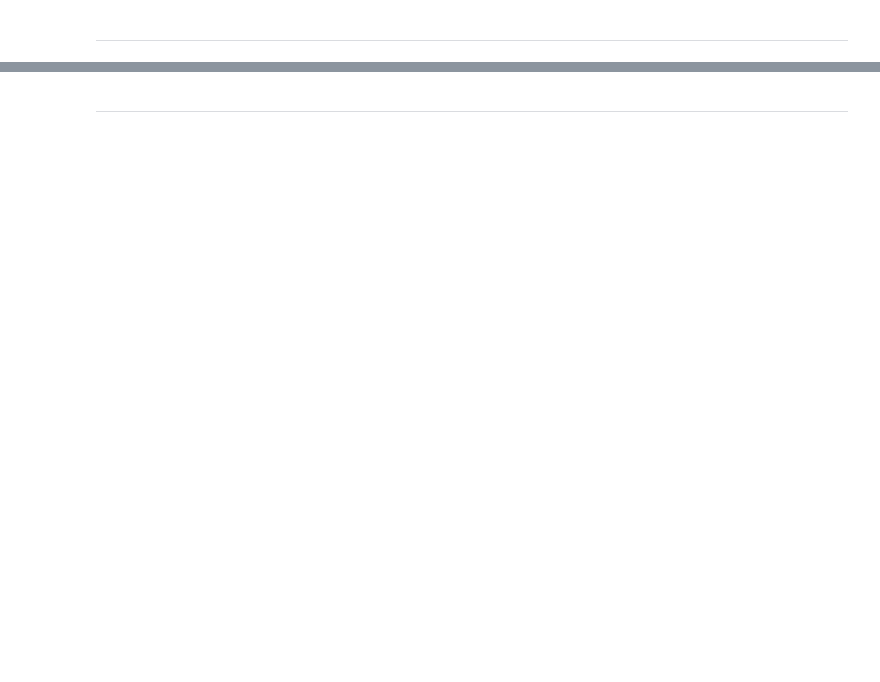
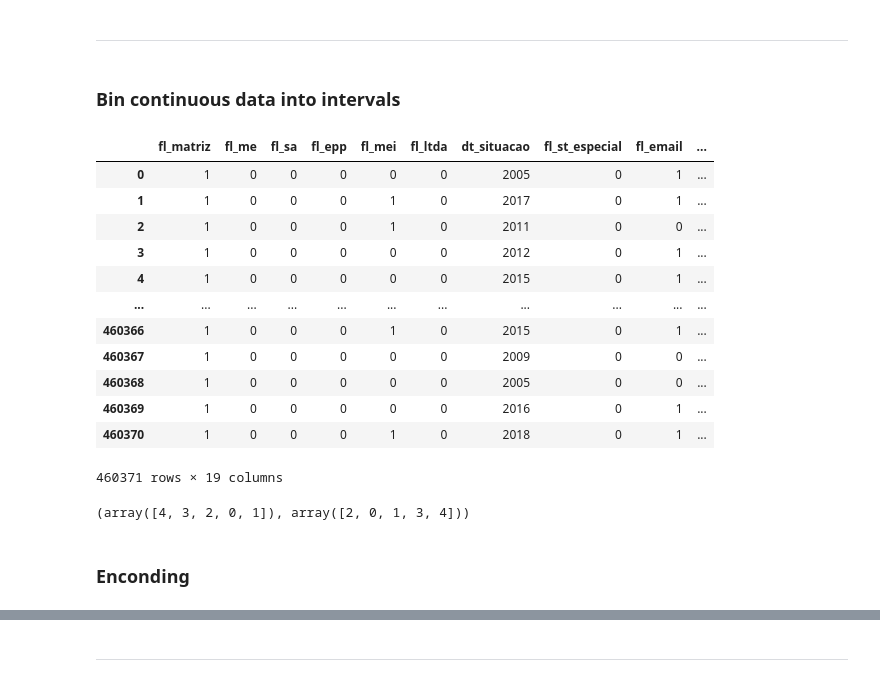
Before and after one commit to LucasDatilioCarderelli/Codenation, a Jupyter notebook: Projeto_Final/PrjF_Modeling.ipynb, the cells around one changed output, grey strips where cells are left out. Cells and saved outputs as stored; diff of their text form; code cells hidden in the pictures; blank space fills up the shorter version.

```diff
--- a/Projeto_Final/PrjF_Modeling.ipynb
+++ b/Projeto_Final/PrjF_Modeling.ipynb
@@ -48,3 +86,21 @@ except: print("droped")
 ---
 # %%
 X = mkt.copy()
+# %% [markdown]
+### Bin continuous data into intervals
+# %%
+X.select_dtypes(include="number")
+# %% [output]
+|  | fl_matriz | fl_me | fl_sa | fl_epp | fl_mei | fl_ltda | dt_situacao | fl_st_especial | fl_email | ... |
+| 0 | 1 | 0 | 0 | 0 | 0 | 0 | 2005 | 0 | 1 | ... |
+| 1 | 1 | 0 | 0 | 0 | 1 | 0 | 2017 | 0 | 1 | ... |
+| 2 | 1 | 0 | 0 | 0 | 1 | 0 | 2011 | 0 | 0 | ... |
+| 3 | 1 | 0 | 0 | 0 | 0 | 0 | 2012 | 0 | 1 | ... |
+| 4 | 1 | 0 | 0 | 0 | 0 | 0 | 2015 | 0 | 1 | ... |
+| ... | ... | ... | ... | ... | ... | ... | ... | ... | ... | ... |
+| 460366 | 1 | 0 | 0 | 0 | 1 | 0 | 2015 | 0 | 1 | ... |
+| 460367 | 1 | 0 | 0 | 0 | 0 | 0 | 2009 | 0 | 0 | ... |
+| 460368 | 1 | 0 | 0 | 0 | 0 | 0 | 2005 | 0 | 0 | ... |
+| 460369 | 1 | 0 | 0 | 0 | 0 | 0 | 2016 | 0 | 1 | ... |
+| 460370 | 1 | 0 | 0 | 0 | 1 | 0 | 2018 | 0 | 1 | ... |
+460371 rows × 19 columns
@@ -51,3 +112,9 @@ X = mkt.copy()
+# %%
+X["dt_situacao"].unique(), X["idade_media_socios"].unique()
+# %% [output]
+(array([4, 3, 2, 0, 1]), array([2, 0, 1, 3, 4]))
+# %% [markdown]
+### Enconding
 # %%
 cat_cols = X.select_dtypes(include=object).columns[1:]
 cat_cols
```
Also changed, not shown: parts of 34 cells of this notebook.
